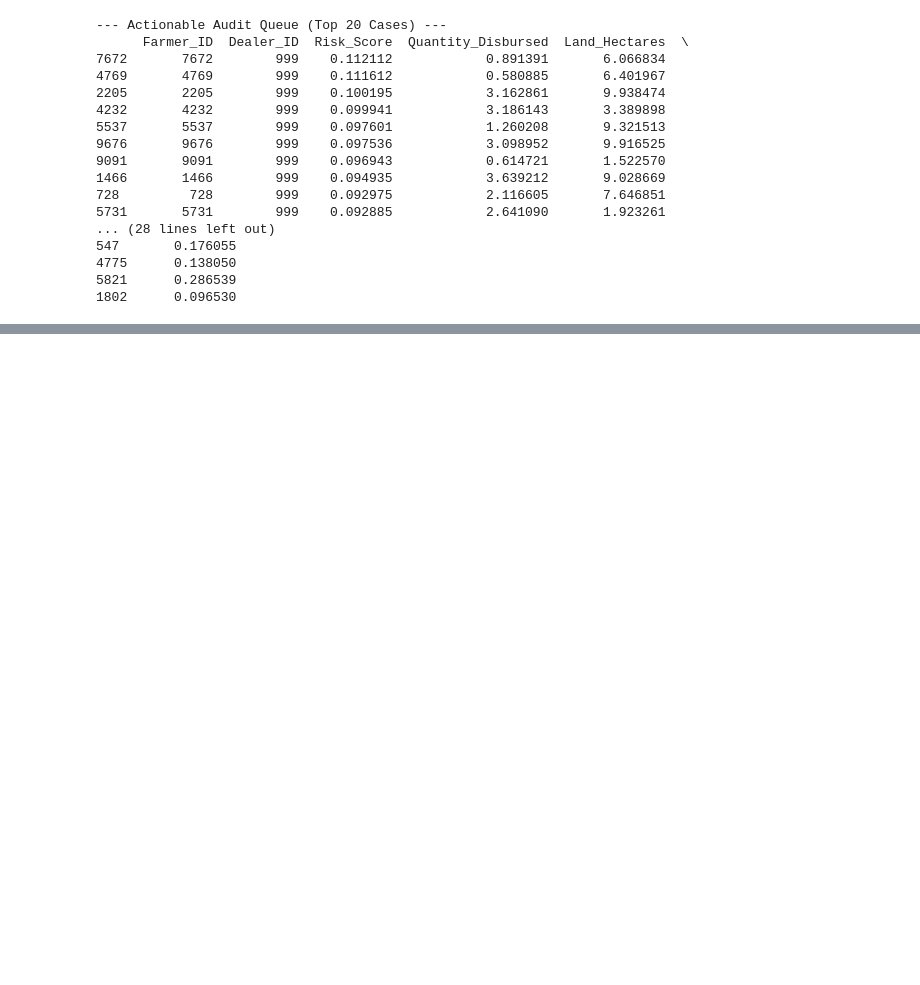
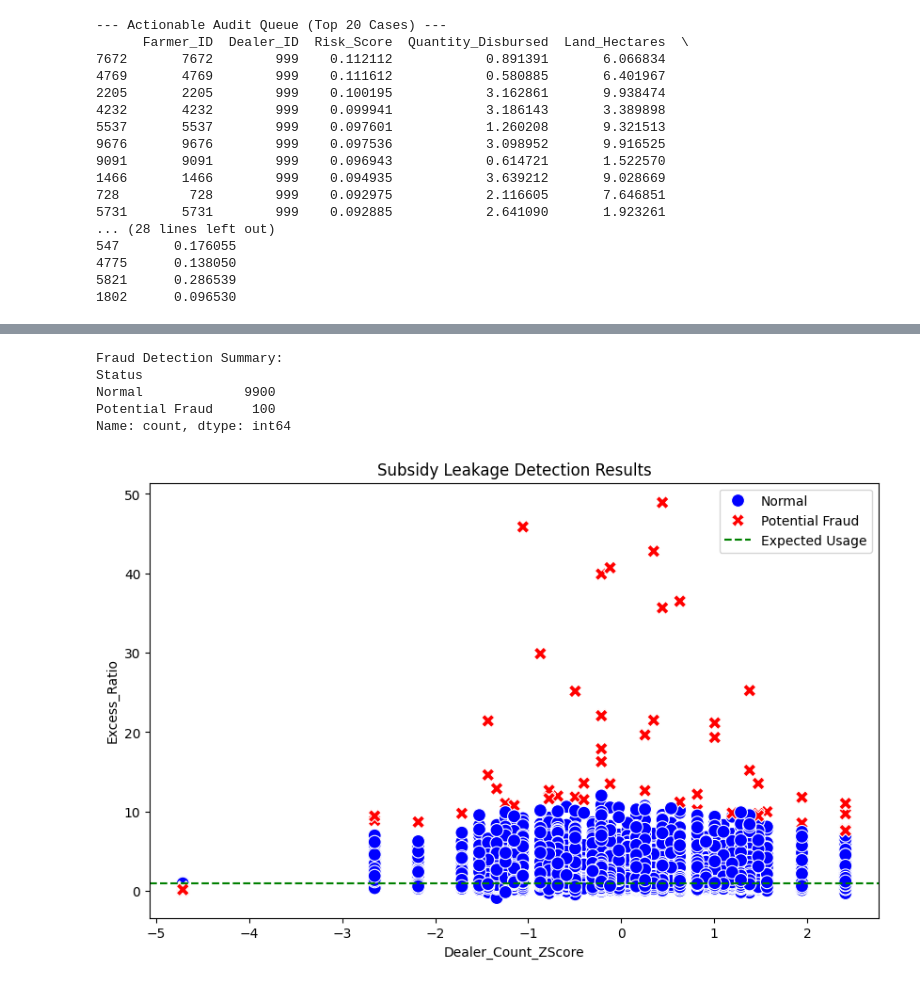
Before and after one commit to gouri22-commits/Overnight_Hackathon_Gouri_Prakash, a Jupyter notebook: subsidy_fraud_detection.ipynb, the cells around one changed output, grey strips where cells are left out. Saved outputs shown, nothing was run; the diff lists cells and outputs as text; code cells hidden in the pictures; blank space fills up the shorter version.

```diff
--- a/subsidy_fraud_detection.ipynb
+++ b/subsidy_fraud_detection.ipynb
@@ -198,0 +307,78 @@ print(anomalies_df[['Farmer_ID', 'Dealer_ID', 'Risk_Score', 'Quantity_Disbursed'
+# %%
+import pandas as pd
+import numpy as np
+import matplotlib.pyplot as plt
+import seaborn as sns
+from sklearn.ensemble import IsolationForest
+from sklearn.preprocessing import StandardScaler
+
+# --- PART 1: Create the Synthetic Data ---
+np.random.seed(42)
+N = 10000
+
+# Generate Normal Transactions
+df = pd.DataFrame({
+    'Farmer_ID': np.arange(N),
+    'Dealer_ID': np.random.randint(100, 200, N),
+    'Land_Hectares': np.random.uniform(1, 10, N),
+    'Quantity_Disbursed': np.random.normal(loc=15, scale=5, size=N),
+    'Transaction_Amount': np.random.normal(loc=5000, scale=1000, size=N),
+    'Region': np.random.choice(['A', 'B', 'C'], N)
+})
+
+# --- PART 2: Inject Anomalies (The Fraud) ---
+num_anomalies = 100
+anomaly_indices = np.random.choice(df.index, num_anomalies, replace=False)
+
+# Anomaly Type A: Overclaiming (Ghost Farmers asking for 5-10x more fertilizer)
+df.loc[anomaly_indices[:50], 'Quantity_Disbursed'] *= np.random.uniform(5, 10, 50)
+
+# Anomaly Type B: Dealer Saturation (One dealer doing too many transactions)
+df.loc[anomaly_indices[50:], 'Dealer_ID'] = 999
+df.loc[anomaly_indices[50:], 'Quantity_Disbursed'] = np.random.normal(loc=2, scale=1, size=50)
+
+# --- PART 3: Feature Engineering ---
+EXPECTED_USAGE_RATE = 2
+df['Expected_Quantity'] = df['Land_Hectares'] * EXPECTED_USAGE_RATE
+df['Excess_Ratio'] = df['Quantity_Disbursed'] / df['Expected_Quantity']
+
+# Calculate Dealer Saturation
+dealer_counts = df.groupby('Dealer_ID')['Farmer_ID'].transform('count')
+df['Dealer_Tx_Count'] = dealer_counts
+df['Dealer_Count_ZScore'] = (df['Dealer_Tx_Count'] - df['Dealer_Tx_Count'].mean()) / df['Dealer_Tx_Count'].std()
+
+# --- PART 4: Detect Fraud with Isolation Forest ---
+features_to_use = ['Excess_Ratio', 'Dealer_Count_ZScore']
+scaler = StandardScaler()
+X_scaled = scaler.fit_transform(df[features_to_use])
+
+# Run Model
+iso_forest = IsolationForest(contamination=0.01, random_state=42)
+df['Anomaly_Prediction'] = iso_forest.fit_predict(X_scaled)
+df['Status'] = df['Anomaly_Prediction'].map({1: 'Normal', -1: 'Potential Fraud'})
+
+# --- PART 5: Visualize ---
+print("Fraud Detection Summary:")
+print(df['Status'].value_counts())
+
+plt.figure(figsize=(10, 6))
+sns.scatterplot(
+    data=df,
+    x='Dealer_Count_ZScore',
+    y='Excess_Ratio',
+    hue='Status',
+    palette={'Normal': 'blue', 'Potential Fraud': 'red'},
+    style='Status',
+    s=100
+)
+plt.title('Subsidy Leakage Detection Results')
+plt.axhline(y=1, color='green', linestyle='--', label='Expected Usage')
+plt.legend()
+plt.show()
+# %% [output]
+Fraud Detection Summary:
+Status
+Normal             9900
+Potential Fraud     100
+Name: count, dtype: int64
+[figure, added]
```
Also changed, not shown: parts of 6 cells of this notebook.
